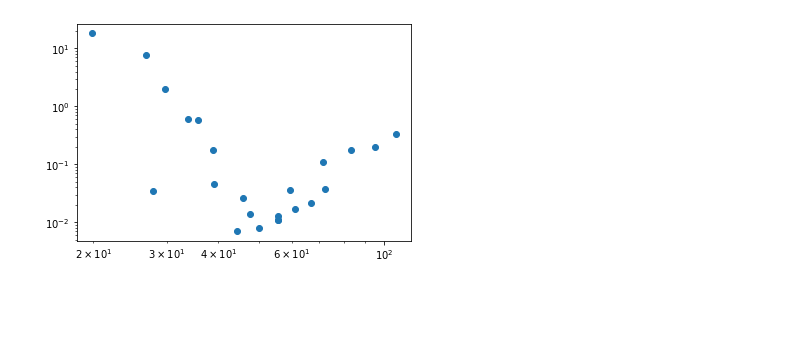
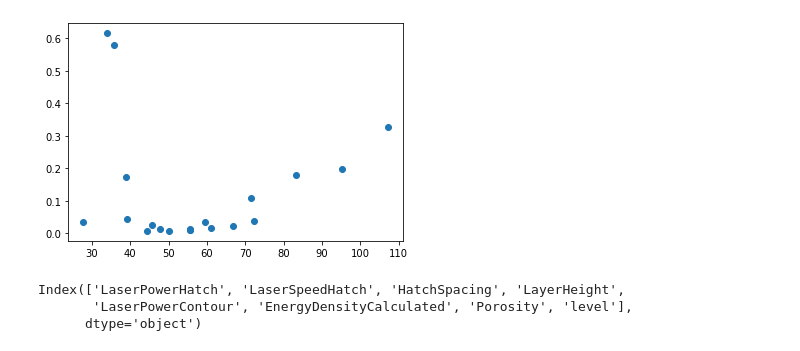
Before and after one commit to wgobrien/am-research, a Jupyter notebook: notebooks/research_paper_analysis.ipynb, the cells around one changed output. Cells and saved outputs as stored; diff of their text form; code cells hidden in the pictures; blank space fills up the shorter version.

Commit message:
Figured out tensorflow gpu setup, made some visualizations, trying to build tf nn, other edits

```diff
--- a/notebooks/research_paper_analysis.ipynb
+++ b/notebooks/research_paper_analysis.ipynb
@@ -19,10 +8,11 @@ alloy_title = params.Powder[0]
 # %%
 try:
     params = params.drop(["ID","StudySample","HatchOffsetFromCountour", "MicroCTScan", "Machine", "Powder"], axis=1)
+    params = params.drop([10,14,9], axis=0).reset_index(drop=True)
     print("dropped columns")
 except:
     print("already dropped columns")
 params = params[["LaserPowerHatch","LaserSpeedHatch","HatchSpacing", "LayerHeight", "LaserPowerContour","EnergyDensityCalculated","Porosity"]]
-params.head()
+params = params.sort_values(by=['Porosity'])
 # %% [output]
 dropped columns
@@ -35,3 +19,5 @@ dropped columns
+# %%
+params['level']  = pd.qcut(params.Porosity, q=[0, 0.5, 1.0], labels =['low','high'])
 # %%
 params.EnergyDensityCalculated = params.LaserPowerHatch / (params.LaserSpeedHatch * params.HatchSpacing * params.LayerHeight)
 
@@ -99,7 +57,7 @@ array([[3.640e+02, 1.200e+03, 1.400e-01, 1.950e+02],
 # %%
 import matplotlib.pyplot as plt
-
-plt.loglog(params.EnergyDensityCalculated, params.Porosity, 'o')
+# plotting for bayesian models
+plt.plot(params.EnergyDensityCalculated, params.Porosity, 'o')
 plt.show()
 # %% [output]
-[figure, old version]
+[figure, new version]
@@ -105,0 +69,6 @@ plt.show()
+# %%
+params.columns
+# %% [output]
+Index(['LaserPowerHatch', 'LaserSpeedHatch', 'HatchSpacing', 'LayerHeight',
+       'LaserPowerContour', 'EnergyDensityCalculated', 'Porosity', 'level'],
+      dtype='object')
```
Also changed, not shown: parts of 9 cells of this notebook, 14 other files.
